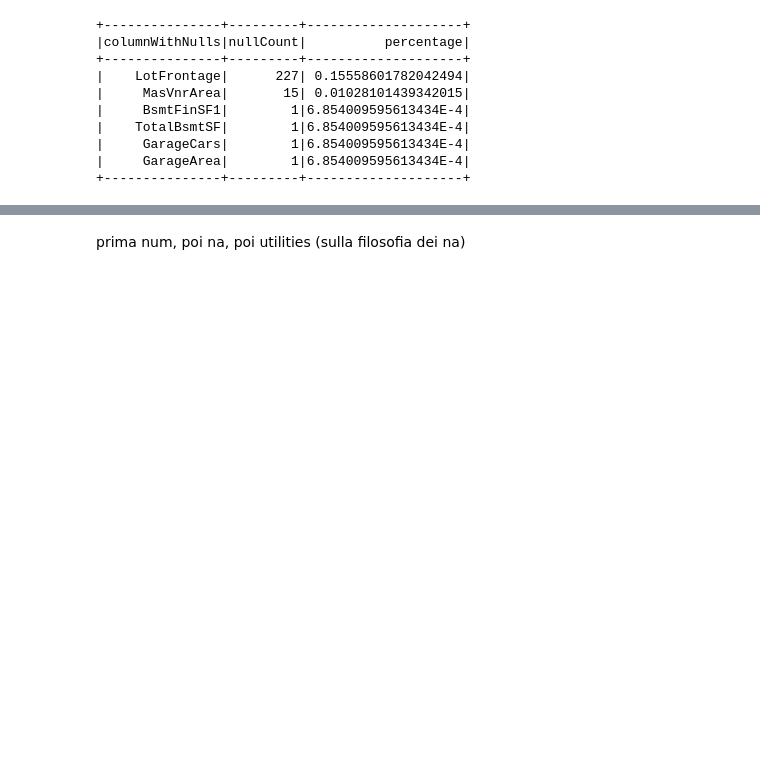
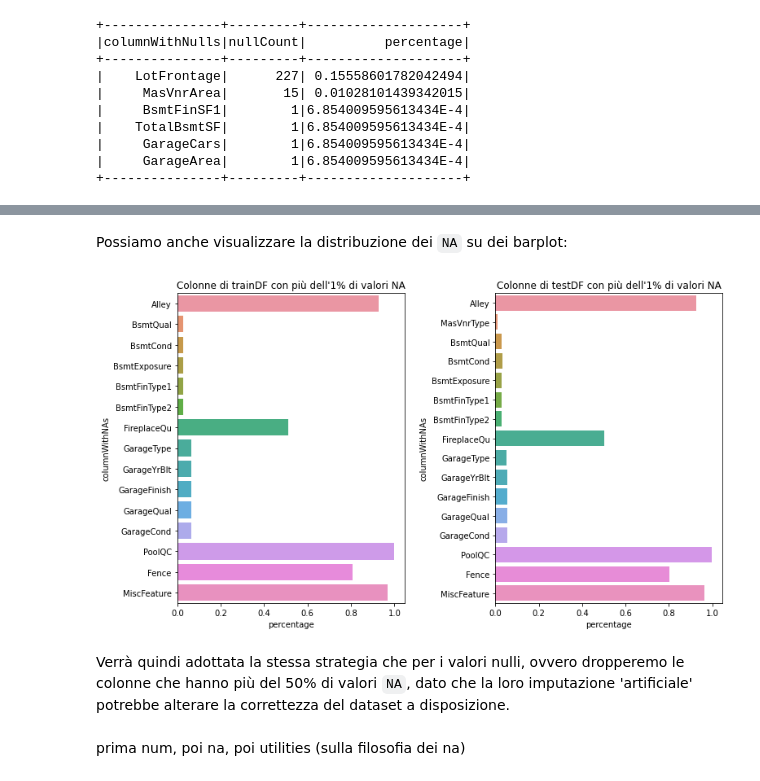
Before and after one commit to salvatorezam/House-Prices---Advanced-Regression-Techniques, a Jupyter notebook: house_prices_zammuto.ipynb, the cells around one changed output, grey strips where cells are left out. Saved outputs shown, nothing was run; the diff lists cells and outputs as text; code cells hidden in the pictures; blank space fills up the shorter version.

```diff
--- a/house_prices_zammuto.ipynb
+++ b/house_prices_zammuto.ipynb
@@ -562,0 +625,2 @@ Dalle analisi svolte è possibile notare che sia `trainDF` che `testDF` presenta
+# %%
+datasets['testDF'] = datasets['testDF'].fillna(0, ['BsmtFinSF1', 'TotalBsmtSF'])
@@ -570,0 +652,6 @@ datasets['testDF'].filter(col('GarageArea').isNull()).select('Id', 'GarageType',
+# %%
+datasets['testDF'] = datasets['testDF'].fillna(floor(datasets['testDF'].agg({'GarageArea': 'avg'}).collect()[0][0]), ['GarageArea'])
+# %%
+# aggiungo il cast esplcito a int in quanto non ha senso avere un valore non intero quando si parla della capienza del garage
+# in termini del numero di macchine che può contenere
+datasets['testDF'] = datasets['testDF'].fillna(int(floor(datasets['testDF'].agg({'GarageCars': 'avg'}).collect()[0][0])), ['GarageCars'])
@@ -570,0 +661,14 @@ datasets['testDF'].filter(col('GarageArea').isNull()).select('Id', 'GarageType',
+# %%
+# come prima, conto i valori NA di ogni colonna ed estraggo i campi in cui c'è un conteggio > 0
+def count_na(df):
+    has_null = []
+    for column in df.columns:
+        null_count = df.where(col(column) == 'NA').count()
+        if null_count > 0:
+            has_null.append((column, null_count))
+    return has_null
+
+naCountDS = {}
+for name, df in datasets.items():
+    naCountDS[name] = spark.createDataFrame(count_na(df), 'columnWithNAs STRING, NACount INT')
+    naCountDS[name] = naCountDS[name].withColumn("percentage", col('NACount')/df.count())
@@ -570,0 +718,18 @@ datasets['testDF'].filter(col('GarageArea').isNull()).select('Id', 'GarageType',
+# %% [markdown]
+Possiamo anche visualizzare la distribuzione dei `NA` su dei barplot:
+# %%
+fig, axes = plt.subplots(ncols=2, figsize = (12, 7))
+fig.subplots_adjust(wspace=0.4)
+
+# uso toPandas() dato che sto visualizzando un DF risultato di una aggregazione e non sul DF di partenza intero
+for idx, ds in enumerate(naCountDS.items()):
+    sns.barplot(x='percentage', y='columnWithNAs',
+     data=ds[1].select('columnWithNAs', 'percentage').where(col('percentage') > 0.01).toPandas(),
+     ax=axes[idx])
+    axes[idx].set_title(f'Colonne di {ds[0]} con più dell\'1% di valori NA')
+
+plt.show()
+# %% [output]
+[figure, added]
+# %% [markdown]
+Verrà quindi adottata la stessa strategia che per i valori nulli, ovvero dropperemo le colonne che hanno più del 50% di valori `NA`, dato che la loro imputazione 'artificiale' potrebbe alterare la correttezza del dataset a disposizione.
```
Also changed, not shown: parts of 16 cells of this notebook.
